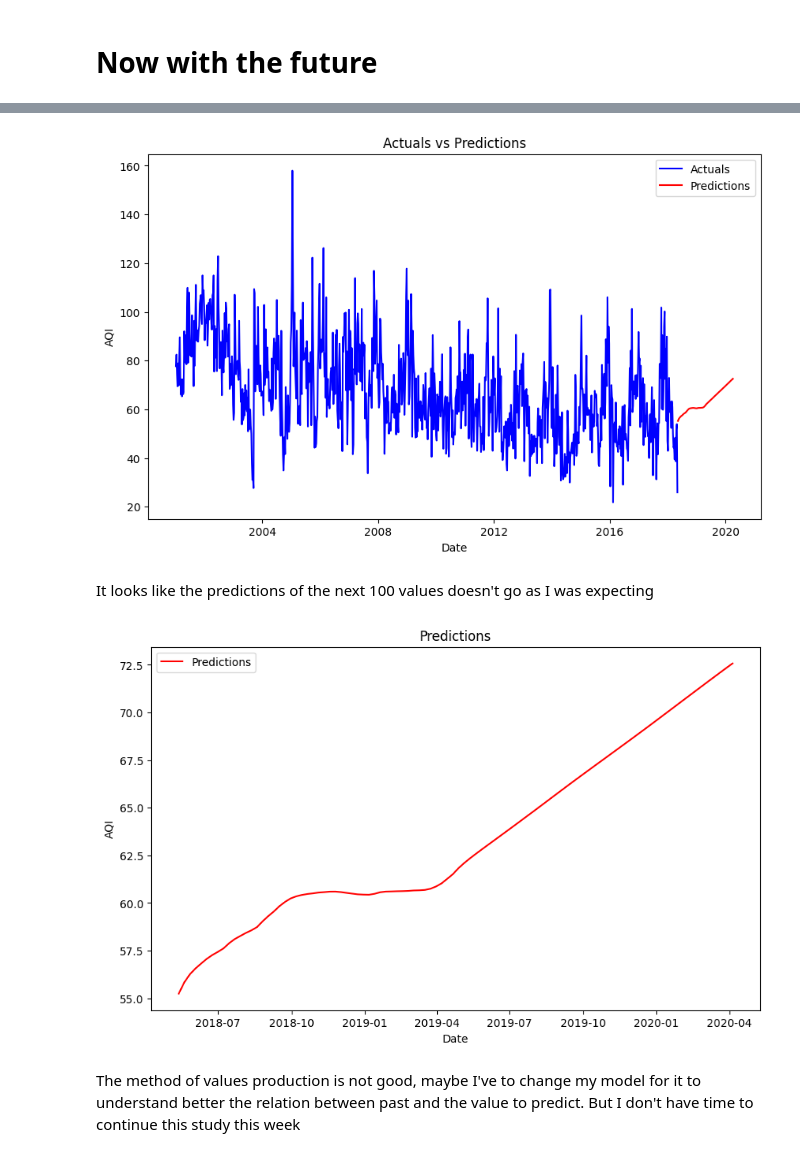
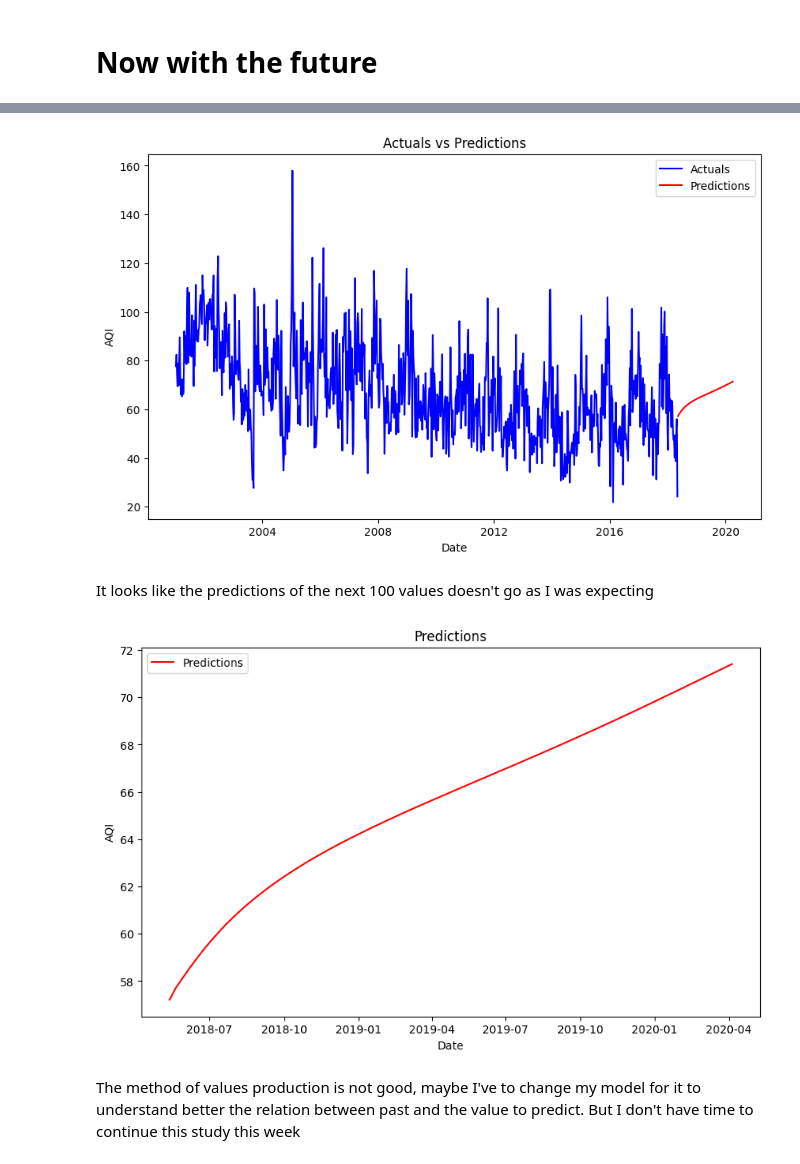
Before and after one commit to AntoBrgt/Capgemini_prueba_2, a Jupyter notebook: Madrid_air_quality.ipynb, the cells around one changed output, grey strips where cells are left out. Cells and saved outputs as stored; diff of their text form; code cells hidden in the pictures.

```diff
--- a/Madrid_air_quality.ipynb
+++ b/Madrid_air_quality.ipynb
@@ -822,8 +819,6 @@ from tensorflow.keras.optimizers import Adam
 
 model = Sequential()
 model.add(InputLayer((52, 1)))
-model.add(LSTM(128, return_sequences=True))
-model.add(LSTM(64, return_sequences=True))
 model.add(LSTM(32))
 model.add(Dense(16, activation='relu'))
 model.add(Dense(8, activation='relu'))
@@ -855,7 +846,7 @@ cp = ModelCheckpoint('model_LSTM.keras', save_best_only=True)
 model.compile(loss=MeanSquaredError(), optimizer=Adam(learning_rate=0.0001), metrics=[RootMeanSquaredError()])
 # %%
 #Train model
-history = model.fit(X_train, y_train, epochs=100, callbacks=[cp])
+history = model.fit(X_train, y_train, epochs=200, callbacks=[cp])
 
 # Save metrics
 train_loss = history.history['loss']
@@ -1046,19 +1037,19 @@ plt.title('Actuals vs Predictions')
 plt.legend()
 plt.show()
 # %% [output]
-[figure, old version]
+[figure, new version]
 # %% [markdown]
 It looks like the predictions of the next 100 values doesn't go as I was expecting
 # %%
 plt.figure(figsize=(10, 6))
-plt.plot(results.index, results['Test Predictions'], label='Predictions', color='red')
+plt.plot(results.index, results['Predictions'], label='Predictions', color='red')
 plt.xlabel('Date')
 plt.ylabel('AQI')
 plt.title('Predictions')
 plt.legend()
 plt.show()
 # %% [output]
-[figure, old version]
+[figure, new version]
 # %% [markdown]
 The method of values production is not good, maybe I've to change my model for it to understand better the relation between past and the value to predict. But I don't have time to continue this study this week
 # %%
```
Also changed, not shown: parts of 51 cells of this notebook, 1 other file.
